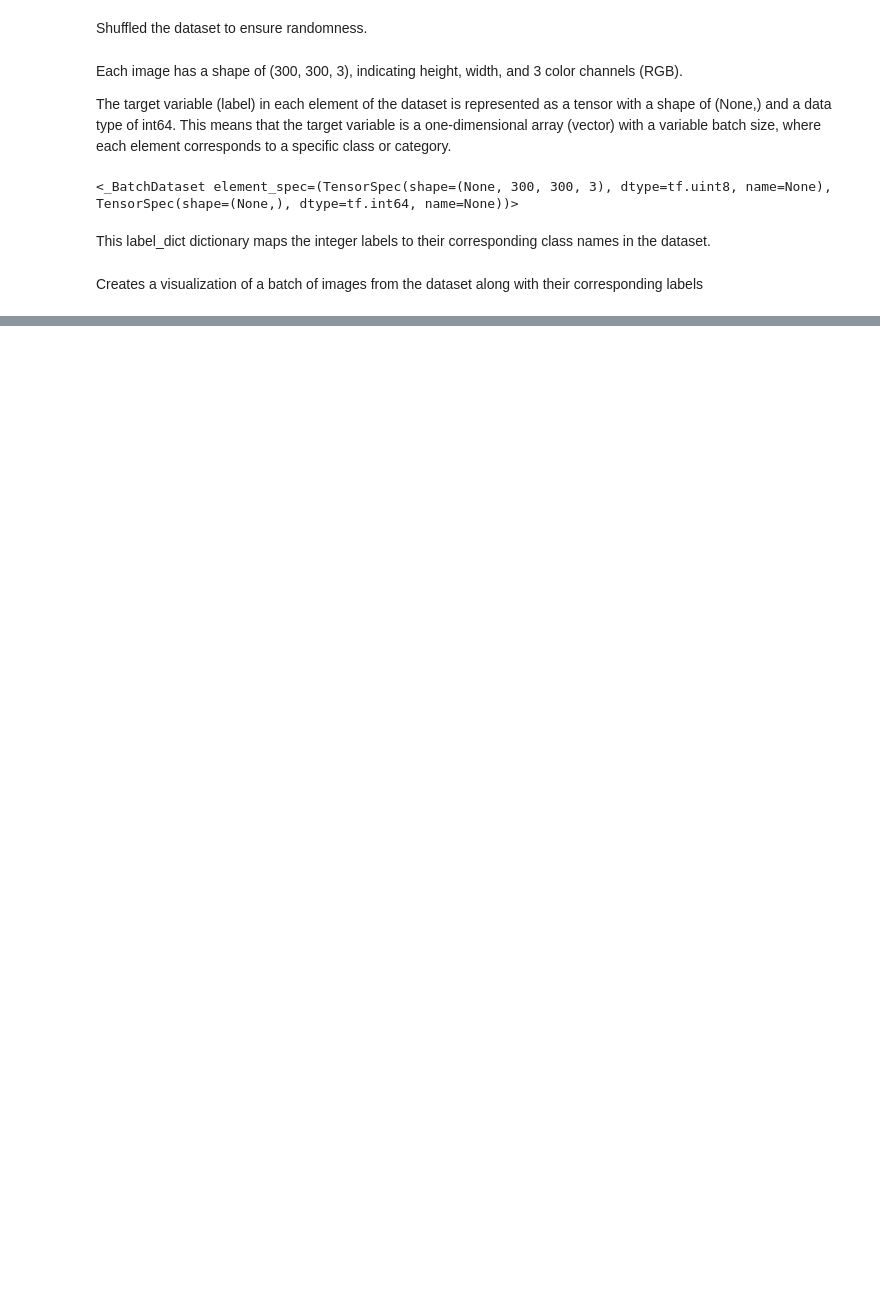
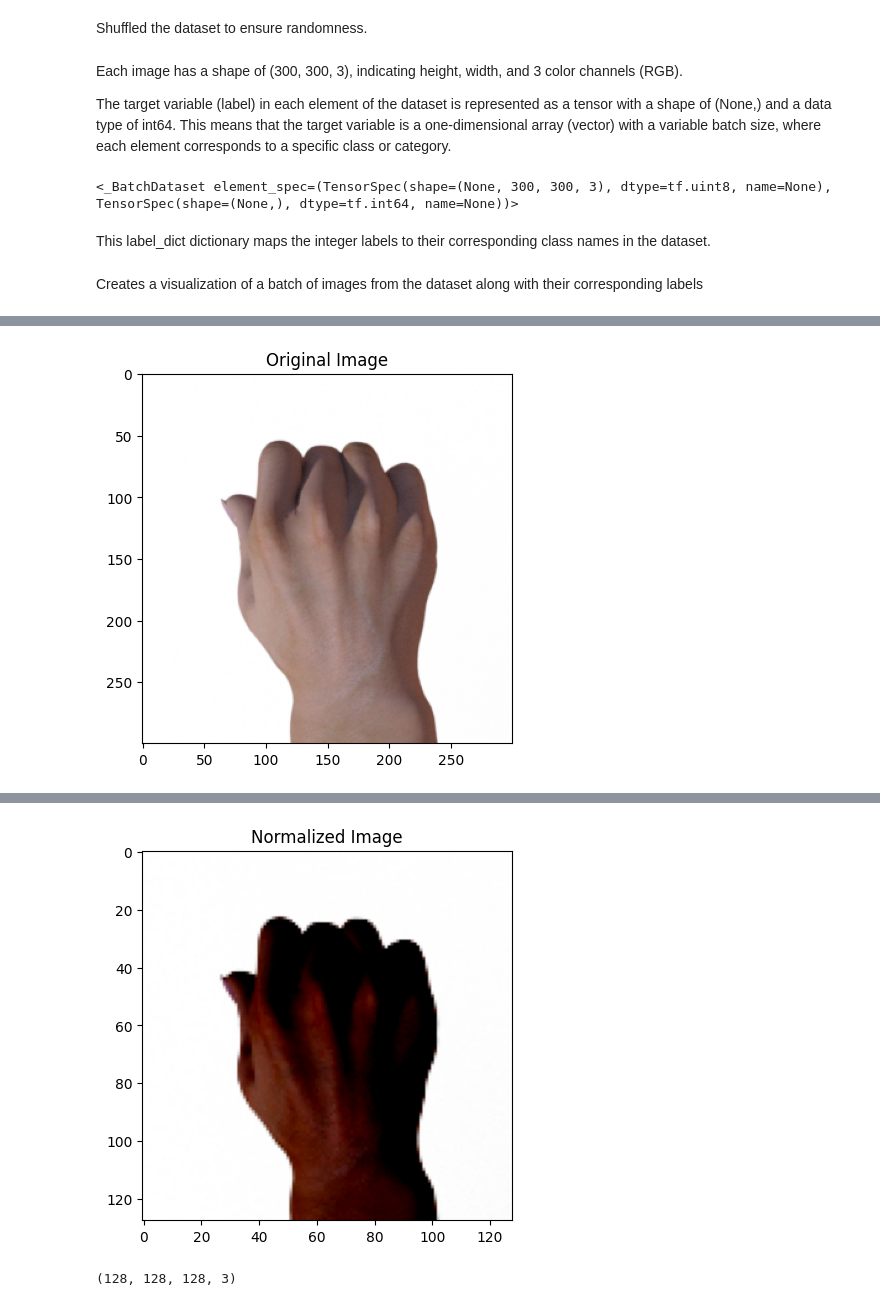
Before and after one commit to shy222/DSCI498-Final-Project, a Jupyter notebook: DSCI498_final_project.ipynb, the cells around one changed output, grey strips where cells are left out. Drawn from its saved outputs; the diff is of its cells as text; code cells hidden in the pictures; blank space fills up the shorter version.

Commit message:
Defined function to reshape and normalize images

```diff
--- a/DSCI498_final_project.ipynb
+++ b/DSCI498_final_project.ipynb
@@ -61,0 +62,26 @@ for image, label in ds.take(1):
+# %%
+
+@tf.function
+def normalization(tensor):
+    tensor = tf.image.resize(tensor, (128,128))
+    tensor = tf.subtract(tf.divide(tensor, 127.5), 1)
+    return tensor
+
+
+
+# Iterate over the dataset and retrieve the first image
+for sample_image, _ in ds.take(1):
+    # Display the original image
+    plt.imshow(sample_image[0])
+    plt.title('Original Image')
+    plt.show()
+
+    # Normalize the image
+    normalized_image = normalization(sample_image)
+
+    # Display the normalized image
+    plt.imshow(normalized_image[0])
+    plt.title('Normalized Image')
+    plt.show()
+# %% [output]
+[figure, added]
@@ -61,0 +89,8 @@ for image, label in ds.take(1):
+[figure, added]
+# %%
+for img, label in ds.take(1):
+    img = tf.cast(img, tf.float32)
+    imgs = normalization(img)
+    print(imgs.shape)
+# %% [output]
+(128, 128, 128, 3)
```
Also changed, not shown: parts of 8 cells of this notebook.
